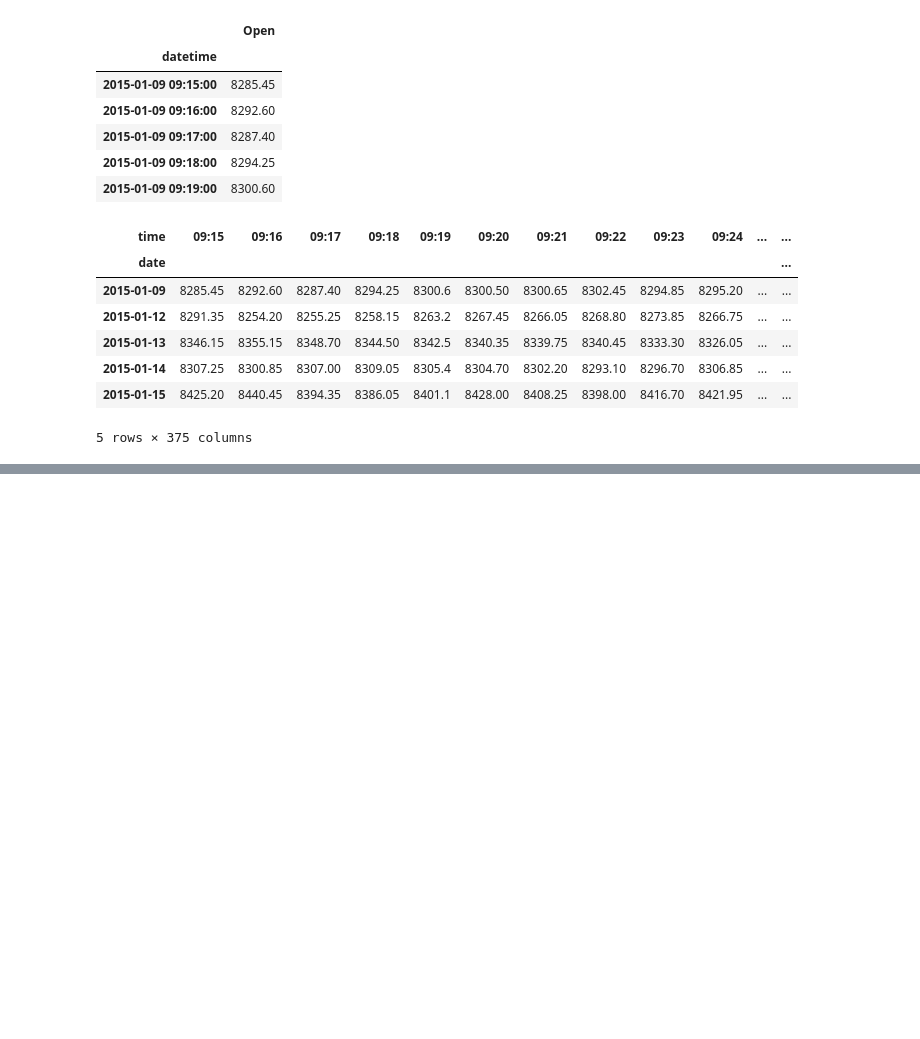
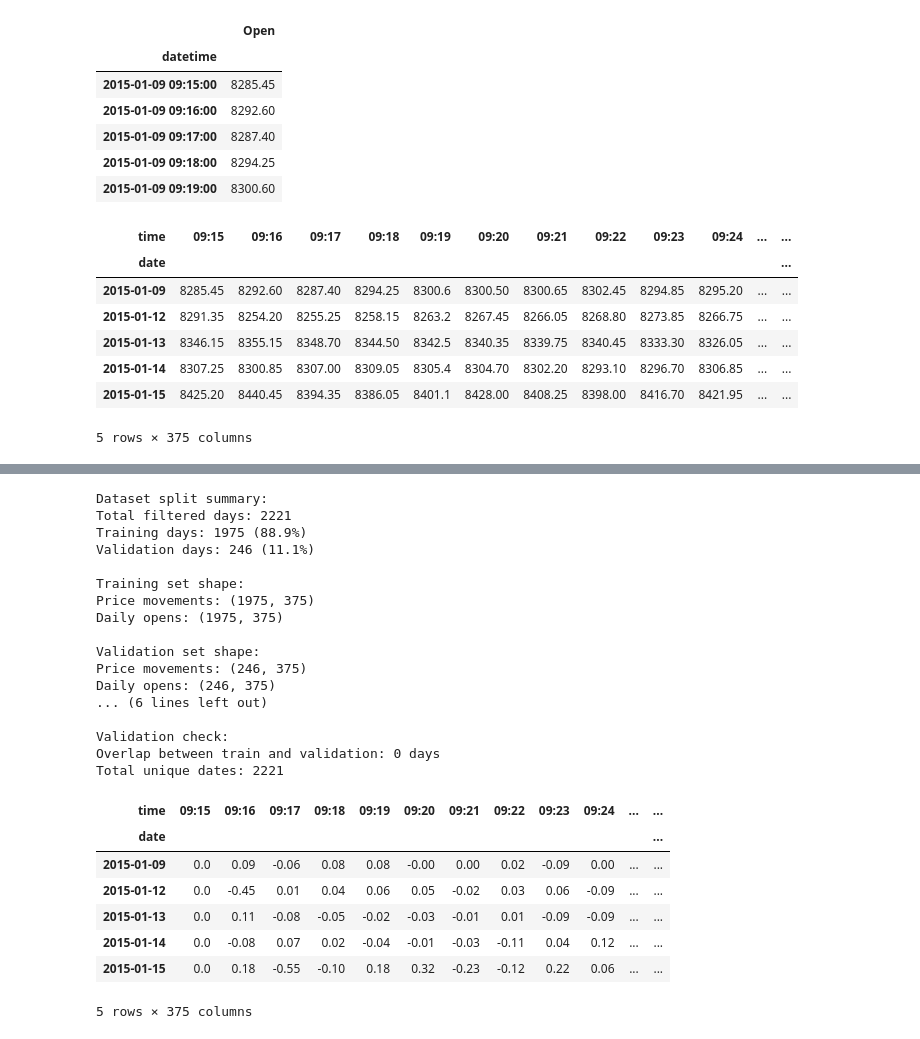
Before and after one commit to 0xba1a/0xba1a.github.com, a Jupyter notebook: ai_market_prediction/n50_dataset_prep.ipynb, the cells around one changed output, grey strips where cells are left out. Cells and saved outputs as stored; diff of their text form; code cells hidden in the pictures; blank space fills up the shorter version.

```diff
--- a/ai_market_prediction/n50_dataset_prep.ipynb
+++ b/ai_market_prediction/n50_dataset_prep.ipynb
@@ -44,0 +156,41 @@ n50_daily_opens.head()
+# %%
+# Split into training and validation sets
+# Every 9th day goes to validation, rest goes to training
+total_days = len(n50_daily_price_movements_filtered)
+
+# Create boolean masks for train/validation split
+validation_mask = [(i % 9 == 8) for i in range(total_days)]  # Every 9th day (0-indexed, so 8th position)
+training_mask = [not val for val in validation_mask]
+
+# Split the datasets
+train_price_movements = n50_daily_price_movements_filtered[training_mask]
+val_price_movements = n50_daily_price_movements_filtered[validation_mask]
+
+train_daily_opens = n50_daily_opens_filtered[training_mask]
+val_daily_opens = n50_daily_opens_filtered[validation_mask]
+# %% [output]
+Dataset split summary:
+Total filtered days: 2221
+Training days: 1975 (88.9%)
+Validation days: 246 (11.1%)
+
+Training set shape:
+Price movements: (1975, 375)
+Daily opens: (1975, 375)
+
+Validation set shape:
+Price movements: (246, 375)
+Daily opens: (246, 375)
+... (6 lines left out)
+
+Validation check:
+Overlap between train and validation: 0 days
+Total unique dates: 2221
+| time | 09:15 | 09:16 | 09:17 | 09:18 | 09:19 | 09:20 | 09:21 | 09:22 | 09:23 | 09:24 | ... | ... |
+| date |  |  |  |  |  |  |  |  |  |  |  | ... |
+| 2015-01-09 | 0.0 | 0.09 | -0.06 | 0.08 | 0.08 | -0.00 | 0.00 | 0.02 | -0.09 | 0.00 | ... | ... |
+| 2015-01-12 | 0.0 | -0.45 | 0.01 | 0.04 | 0.06 | 0.05 | -0.02 | 0.03 | 0.06 | -0.09 | ... | ... |
+| 2015-01-13 | 0.0 | 0.11 | -0.08 | -0.05 | -0.02 | -0.03 | -0.01 | 0.01 | -0.09 | -0.09 | ... | ... |
+| 2015-01-14 | 0.0 | -0.08 | 0.07 | 0.02 | -0.04 | -0.01 | -0.03 | -0.11 | 0.04 | 0.12 | ... | ... |
+| 2015-01-15 | 0.0 | 0.18 | -0.55 | -0.10 | 0.18 | 0.32 | -0.23 | -0.12 | 0.22 | 0.06 | ... | ... |
+5 rows × 375 columns
```
Also changed, not shown: parts of 4 cells of this notebook, 5 other files.
